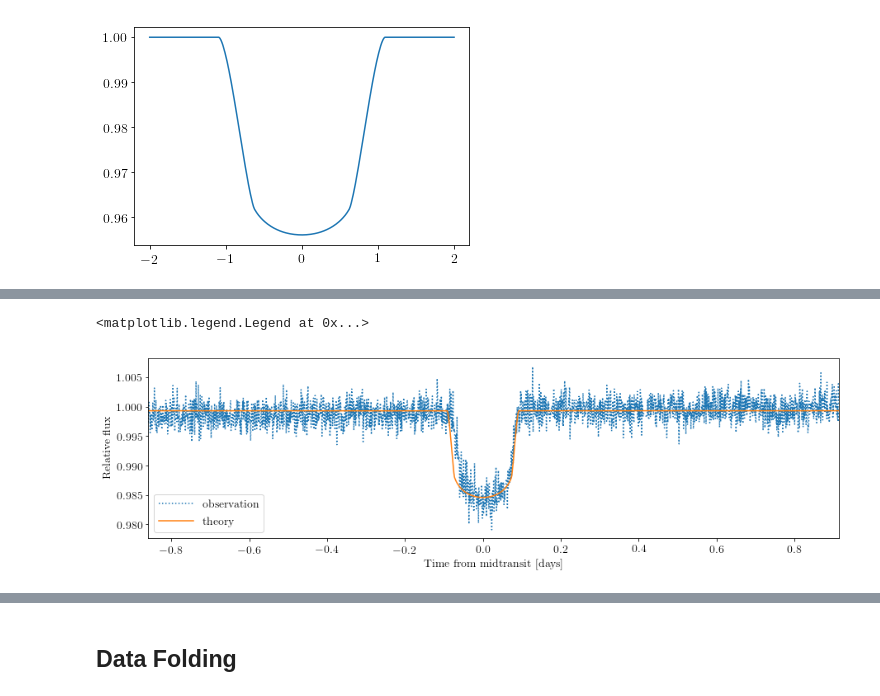
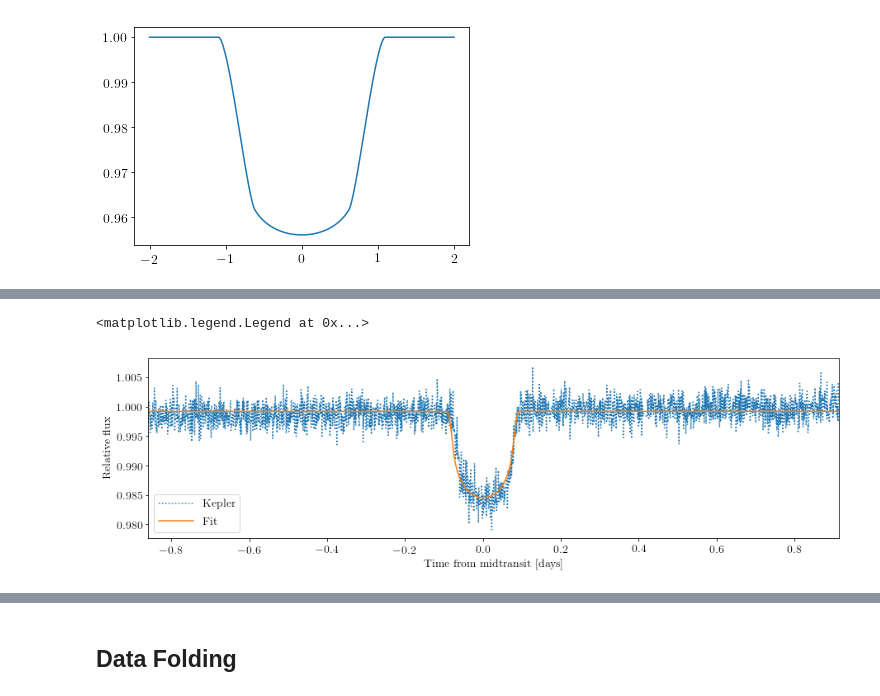
Before and after one commit to mbadenas/TFM2018, a Jupyter notebook: test_peaks.ipynb, the cells around one changed output, grey strips where cells are left out. Cells and saved outputs as stored; diff of their text form; code cells hidden in the pictures.

```diff
--- a/test_peaks.ipynb
+++ b/test_peaks.ipynb
@@ -138,10 +140,10 @@ complete_sample = pd.read_csv('all_targets_P15to15point5.csv', sep=',', comment=
 for row in complete_sample.itertuples(index = True, name='Pandas'):
     kepid = getattr(row, "kepid")
     if kepid == target_id:
-        rs = getattr(row, "koi_srad")
+        rs = getattr(row, "koi_srad") #solar radii
         rs_errPos = getattr(row, "koi_srad_err1"); rs_errNeg = getattr(row, "koi_srad_err2")
         rs_err = np.abs((rs_errPos+rs_errNeg)/2.)
-        smass = getattr(row, "koi_smass")
+        smass = getattr(row, "koi_smass") #solar mass
         smass_errPos = getattr(row, "koi_smass_err1"); smass_errNeg = getattr(row, "koi_smass_err2")
         smass_err = np.abs((smass_errPos+smass_errNeg)/2.)
         rp = getattr(row, "koi_prad") # in Earth radii
@@ -157,6 +159,7 @@ for row in complete_sample.itertuples(index = True, name='Pandas'):
         u2 = getattr(row, "koi_ldm_coeff2")
         num_planets = getattr(row, "koi_count")
         inc = getattr(row,"koi_incl") #in degrees
+        dor = getattr(row,"koi_dor") #Planet-Star Distance over Star Radius
 
 print('rho={0:0.3f}, logg={1:0.3f} [log10(cm/s**2)], a={2:0.3f} [AU]'.format(srho, slogg,sma))
 # %% [output]
@@ -590,6 +572,11 @@ def lnlike(theta, timeLC, fluxLC, errorLC, allfixed):
     theta[7] = orbital period
     """
     pdepth, pb, sigma, sumLD, pmass, pradius, f0, pperiod = theta
+
+    #Note: pmass and prad (stellar mass and radius) controlled via
+    # gaussian prior -> By letting M* and R* be free parameters in
+    # our transit model, we are allowing the mean stellar density to fluctuate.
+
     ecc, mass, masserr, radius, radiuserr, diffLD, tKep, tc = allfixed
 
     u1 = 0.5*(sumLD+diffLD)
@@ -605,8 +592,8 @@ def lnlike(theta, timeLC, fluxLC, errorLC, allfixed):
 
 def lnprior(theta):
     pdepth, pb, sigma, sumLD, pmass, pradius, f0, pperiod = theta
-    if ((0.3 < sumLD < 1.0) and (0 <= pb <0.95) and (0 <= sigma) and
-    (pradius > 0) and (pdepth > 0) and (pmass > 0) and (13.0 < pperiod < 700)):
+    if ((0.3 < sumLD < 1.0) and (0 <= pb < 1.0) and (0 <= sigma) and
+    (pradius > 0) and (pdepth > 0.0) and (pmass > 0.0) and (13 <=pperiod < 400)):
         return 0.0
     return -np.inf
 
@@ -671,13 +687,13 @@ Period [days]: 13.000
 # %%
 # Plot the results
 fig = plt.figure(figsize=(15,4))
-plt.plot(newX,newY, linestyle = 'dotted', label = 'observation')
-plt.plot(t, f, label = 'theory')
+plt.plot(newX,newY, linestyle = 'dotted', label = 'Kepler')
+plt.plot(t, f, label = 'Fit')
 plt.xlabel('Time from midtransit [days]')
 plt.ylabel('Relative flux')
 #plt.ylim([1-depth_ml*1.5, depth_ml*0.5+1])
 plt.xlim([min(newX),max(newX)])
 plt.legend()
 # %% [output]
 <matplotlib.legend.Legend at 0x...>
-[figure, old version]
+[figure, new version]
```
Also changed, not shown: parts of 17 cells of this notebook.
